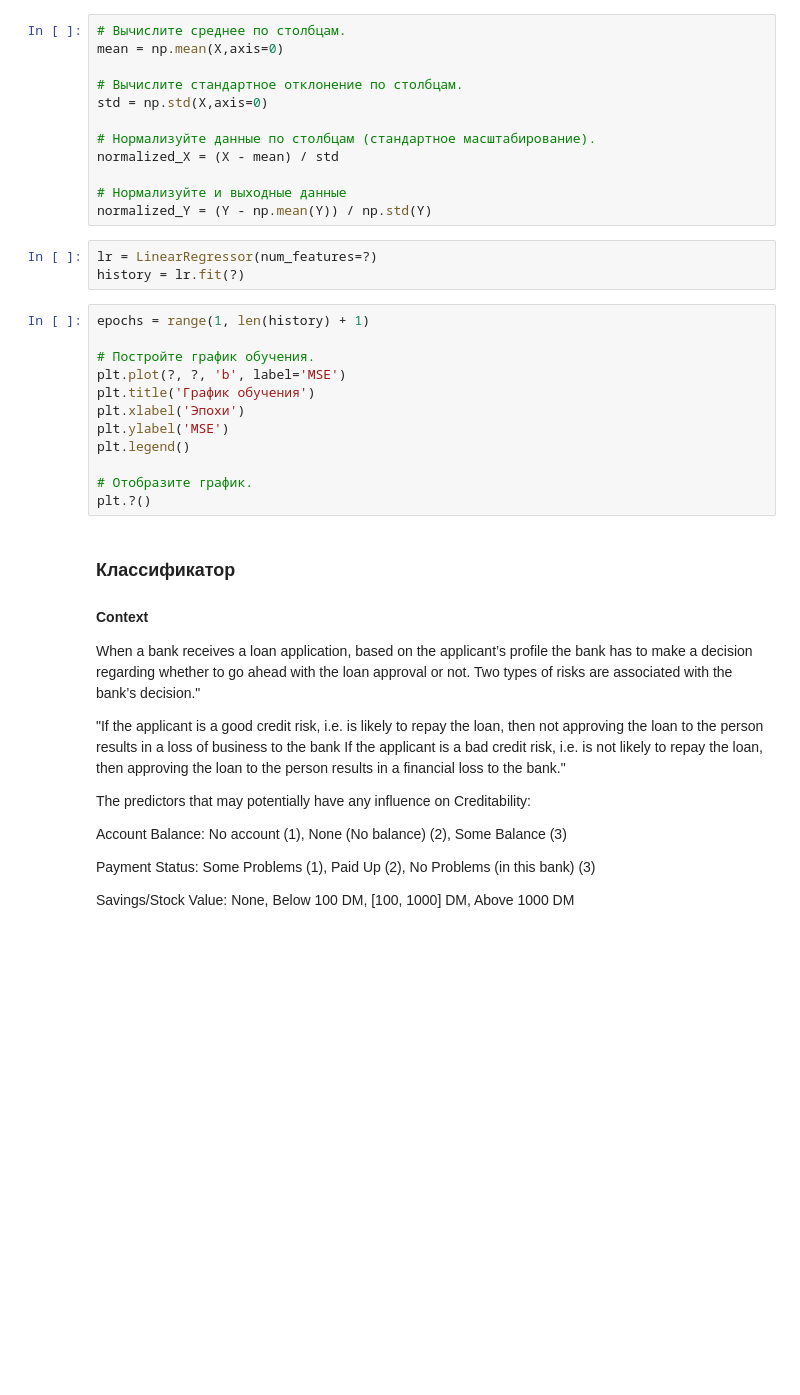
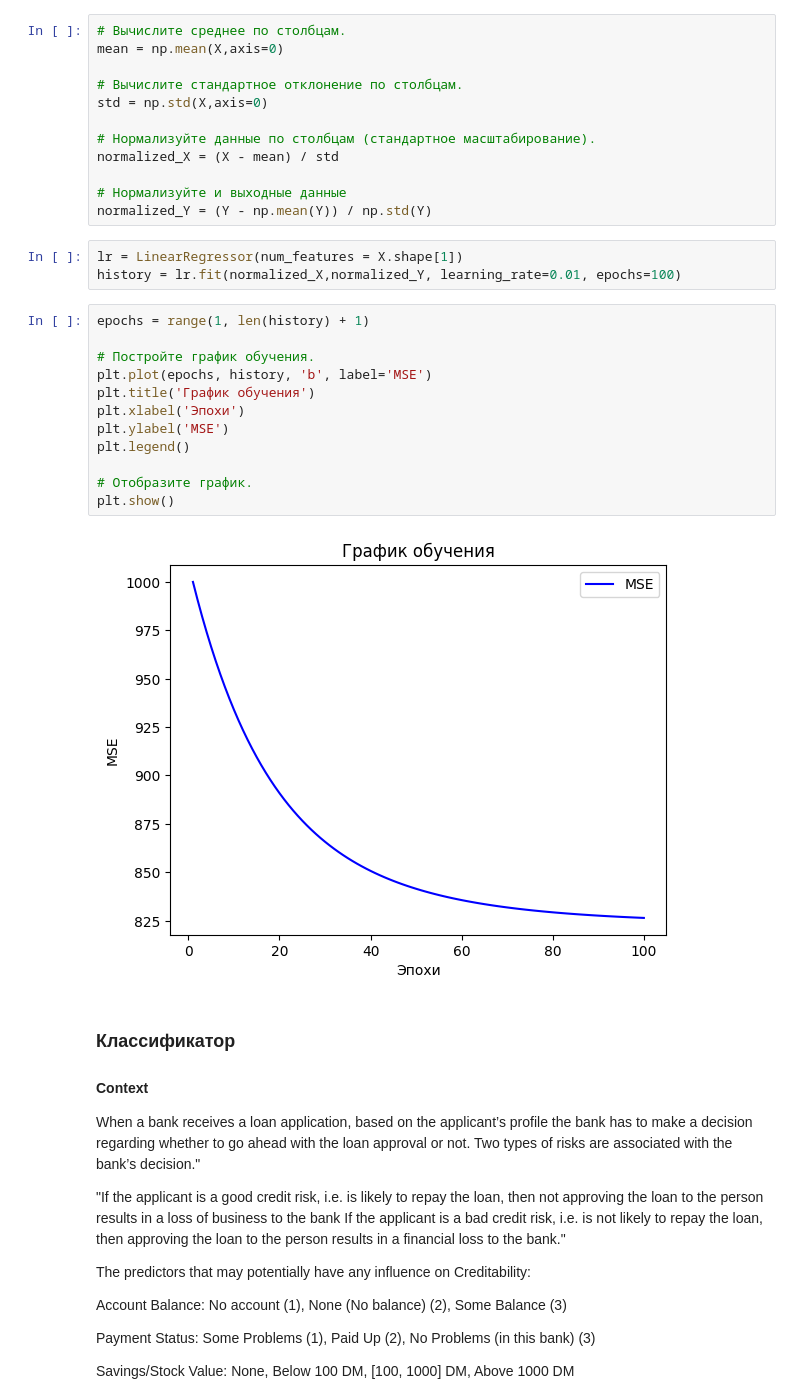
Before and after one commit to ellepheria/labs, a Jupyter notebook: laba3/Линейная модель и градиентный спуск.ipynb, the cells around one changed output. Drawn from its saved outputs; the diff is of its cells as text; blank space fills up the shorter version.

```diff
--- a/laba3/Линейная модель и градиентный спуск.ipynb
+++ b/laba3/Линейная модель и градиентный спуск.ipynb
@@ -191,20 +216,22 @@ normalized_X = (X - mean) / std
 # Нормализуйте и выходные данные
 normalized_Y = (Y - np.mean(Y)) / np.std(Y)
 # %%
-lr = LinearRegressor(num_features=?)
-history = lr.fit(?)
+lr = LinearRegressor(num_features = X.shape[1])
+history = lr.fit(normalized_X,normalized_Y, learning_rate=0.01, epochs=100)
 # %%
 epochs = range(1, len(history) + 1)
 
 # Постройте график обучения.
-plt.plot(?, ?, 'b', label='MSE')
+plt.plot(epochs, history, 'b', label='MSE')
 plt.title('График обучения')
 plt.xlabel('Эпохи')
 plt.ylabel('MSE')
 plt.legend()
 
 # Отобразите график.
-plt.?()
+plt.show()
+# %% [output]
+[figure, added]
 # %% [markdown]
 ### Классификатор
 #### Context
```
Also changed, not shown: parts of 11 cells of this notebook.
